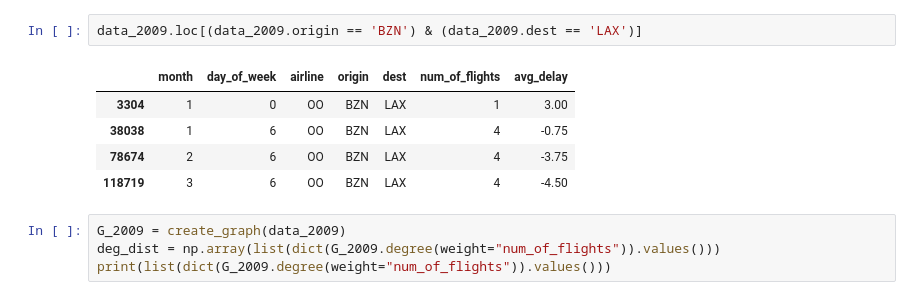
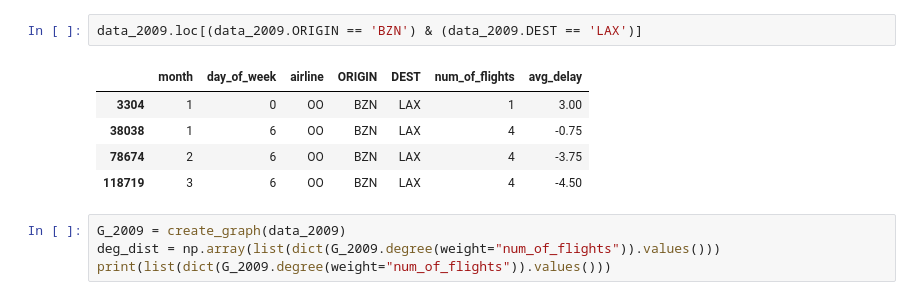
Before and after one commit to cheungbrenden/math168project, a Jupyter notebook: brenden.ipynb, the cells around one changed output. Saved outputs shown, nothing was run; the diff lists cells and outputs as text.

```diff
--- a/brenden.ipynb
+++ b/brenden.ipynb
@@ -23,9 +20,9 @@ data_2009.head(10)
 | 8 | 1 | 0 | 9E | ATL | CLT | 3 | 0.666667 |
 | 9 | 1 | 0 | 9E | ATL | DAY | 5 | 21.000000 |
 # %%
-data_2009.loc[(data_2009.origin == 'BZN') & (data_2009.dest == 'LAX')]
+data_2009.loc[(data_2009.ORIGIN == 'BZN') & (data_2009.DEST == 'LAX')]
 # %% [output]
-|  | month | day_of_week | airline | origin | dest | num_of_flights | avg_delay |
+|  | month | day_of_week | airline | ORIGIN | DEST | num_of_flights | avg_delay |
 | 3304 | 1 | 0 | OO | BZN | LAX | 1 | 3.00 |
 | 38038 | 1 | 6 | OO | BZN | LAX | 4 | -0.75 |
 | 78674 | 2 | 6 | OO | BZN | LAX | 4 | -3.75 |
```
Also changed, not shown: parts of 18 cells of this notebook, 19 other files.
